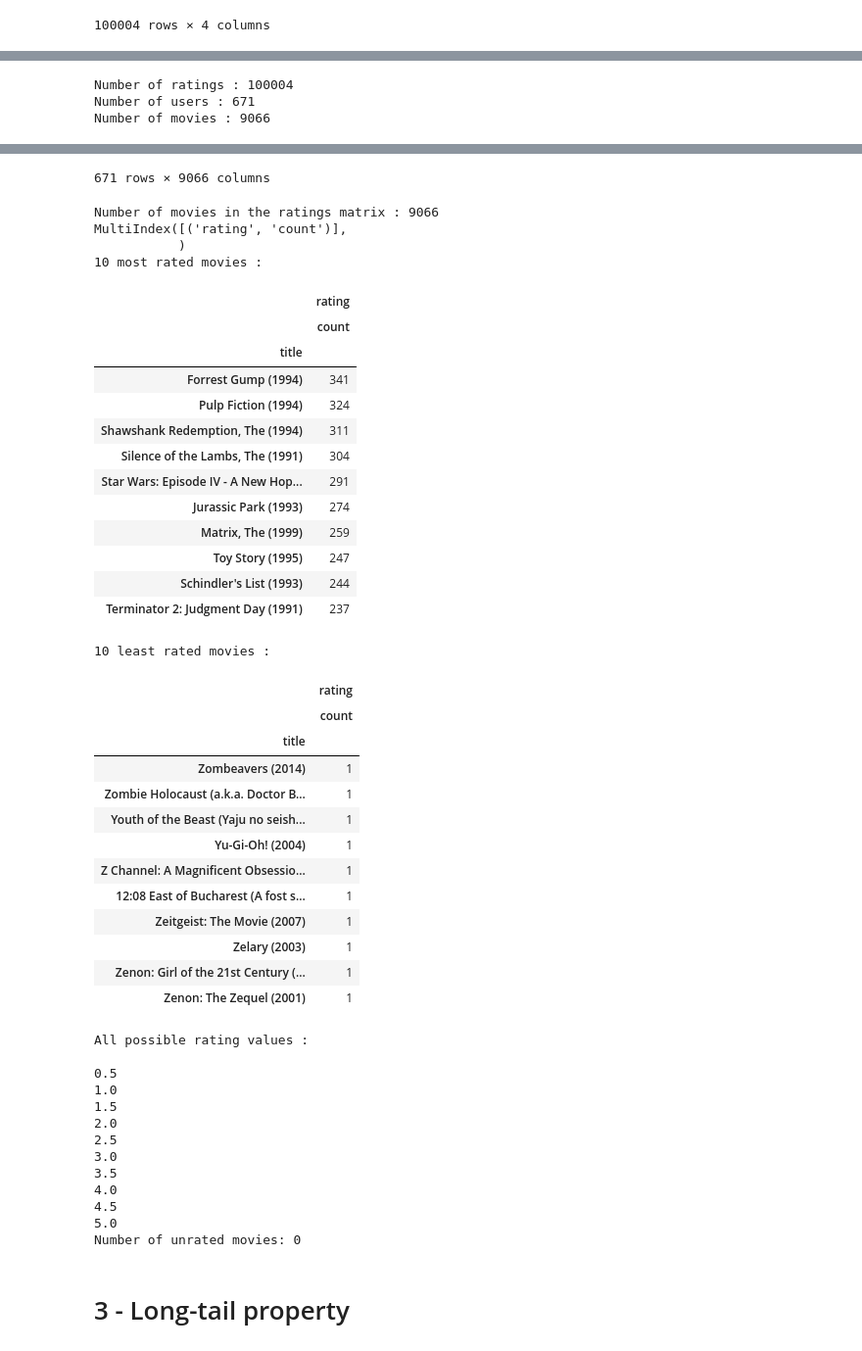
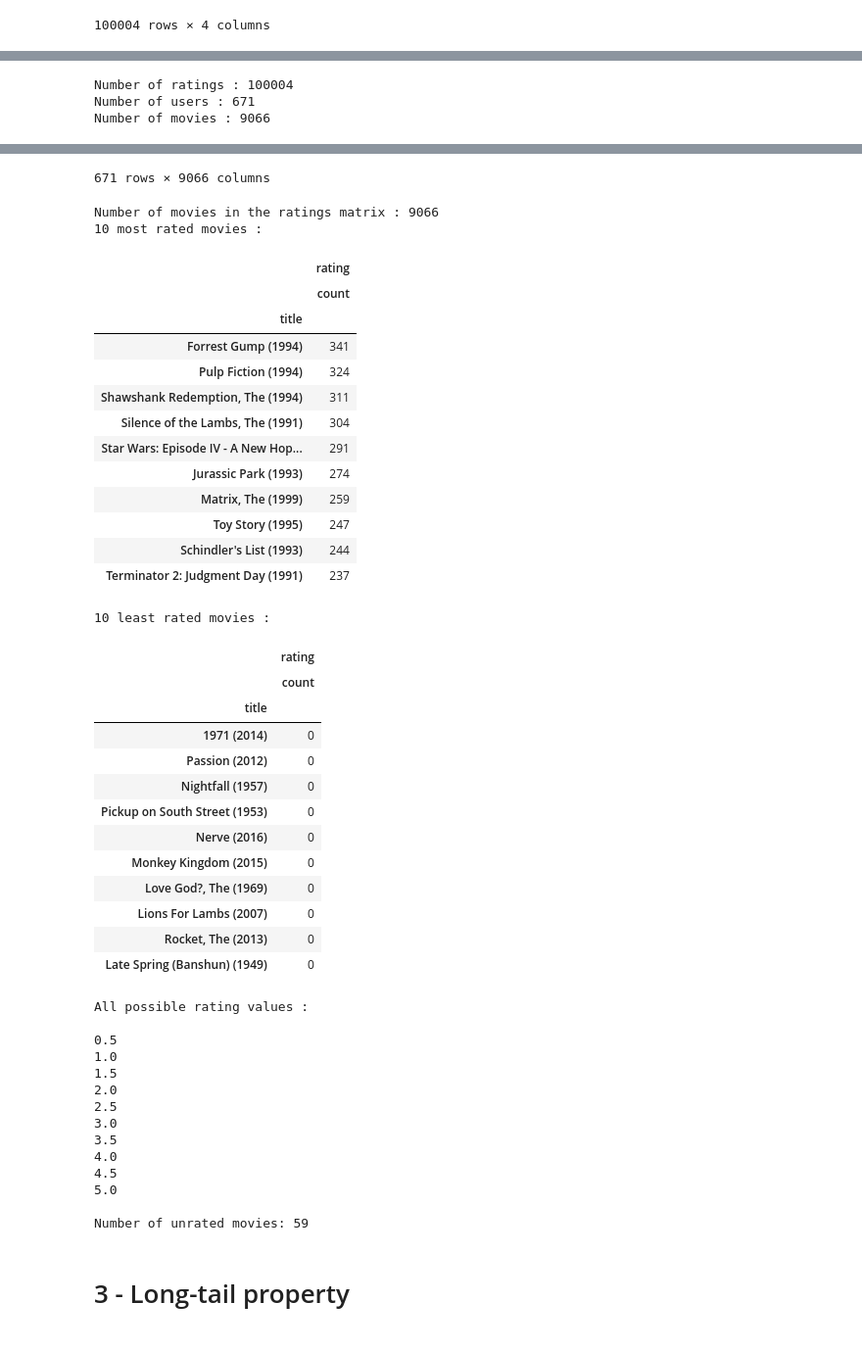
Before and after one commit to imranoski/mlsmm2156-main, a Jupyter notebook: analytics.ipynb, the cells around one changed output, grey strips where cells are left out. Shown: that part at 98% size. Saved outputs shown, nothing was run; the diff lists cells and outputs as text; code cells hidden in the pictures.

```diff
--- a/analytics.ipynb
+++ b/analytics.ipynb
@@ -45,11 +48,8 @@ display(df_items)
 # -- display relevant informations that can be extracted from the dataset
 n_movies = len(df_items)
 print(f"Number of movies: {n_movies}")
-df_items['year'] = df_items['title'].str.extract(r"\((\d{4})\)")
+df_items['year'] = df_items[C.LABEL_COL].str.extract(r"\((\d{4})\)")
 df_items['year'] = pd.to_numeric(df_items['year'], errors='coerce').astype('Int64')
-print(df_items)
-
-df_items['year'].dtype
 print(f"Year range : from {df_items['year'].min()} to {df_items['year'].max()}")
 # %% [output]
 Number of movies: 9125
@@ -91,51 +76,48 @@ display(df_ratings)
 | 100003 | 671 | 6565 | 3.5 | 1074784724 |
 100004 rows × 4 columns
 # %%
-
-df_items['genres'] = df_items['genres'].apply(lambda x: x.split("|"))
-genre_frequency = Counter(g for genres in df_items['genres'] for g in genres)
+df_items[C.GENRES_COL] = df_items[C.GENRES_COL].apply(lambda x: x.split("|"))
+genre_frequency = Counter(g for genres in df_items[C.GENRES_COL] for g in genres)
 
 print(f"There are {len(genre_frequency)} genres.")
 
 display(genre_frequency)
 
+# -- display relevant informations that can be extracted from the dataset
 
-
-# -- display relevant informations that can be extracted from the dataset
 n_ratings = len(df_ratings)
 print(f'Number of ratings : {n_ratings}')
 
-unique_users = len(pd.unique(df_ratings['userId']))
+unique_users = len(pd.unique(df_ratings[C.USER_ID_COL]))
 print(f'Number of users : {unique_users}')
 
-unique_movies = len(pd.unique(df_ratings['movieId']))
+unique_movies = len(pd.unique(df_ratings[C.ITEM_ID_COL]))
 print(f'Number of movies : {unique_movies}')
 
 
-ratings_matrix = df_ratings.pivot(index='userId', columns='movieId', values='rating')
+ratings_matrix = df_ratings.pivot(index=C.USER_ID_COL, columns=C.ITEM_ID_COL, values=C.RATING_COL)
 display(ratings_matrix)
 
 unique_movies_matrix = len(ratings_matrix.columns)
 print(f'Number of movies in the ratings matrix : {unique_movies_matrix}')
 
-joined_df = df_ratings.join(df_items, 'movieId').groupby(['title']).agg({'rating' : ['count'] })
-print(joined_df.columns)
+joined_df = df_ratings.join(df_items, C.ITEM_ID_COL, 'right').groupby([C.LABEL_COL]).agg({C.RATING_COL : ['count'] })
 
 print('10 most rated movies : ')
 print('')
-display(joined_df.sort_values([('rating', 'count')], ascending=False).head(10))
+display(joined_df.sort_values([(C.RATING_COL, 'count')], ascending=False).head(10))
 
 print('10 least rated movies : ')
 print('')
-display(joined_df.sort_values([('rating', 'count')], ascending=True).head(10))
+display(joined_df.sort_values([(C.RATING_COL, 'count')], ascending=True).head(10))
 
 print('All possible rating values : ')
 print('')
-rating_values = np.sort(df_ratings['rating'].unique())
+rating_values = np.sort(df_ratings[C.RATING_COL].unique())
 for i in rating_values :
     print(i)
-
-print(f"Number of unrated movies: {len(joined_df[joined_df[('rating', 'count')] == 0])}")
+print('')
+print(f"Number of unrated movies: {len(joined_df[joined_df[(C.RATING_COL, 'count')] == 0])}")
 # %% [output]
 There are 20 genres.
 Counter({'Drama': 4365,
@@ -167,45 +149,43 @@ Number of movies : 9066
 | 2 | NaN | NaN | NaN | NaN | NaN | NaN | NaN | NaN | NaN | 4.0 | ... | ... |
 | 3 | NaN | NaN | NaN | NaN | NaN | NaN | NaN | NaN | NaN | NaN | ... | ... |
 | 4 | NaN | NaN | NaN | NaN | NaN | NaN | NaN | NaN | NaN | 4.0 | ... | ... |
 | 5 | NaN | NaN | 4.0 | NaN | NaN | NaN | NaN | NaN | NaN | NaN | ... | ... |
 | ... | ... | ... | ... | ... | ... | ... | ... | ... | ... | ... | ... | ... |
 | 667 | NaN | NaN | NaN | NaN | NaN | 4.0 | NaN | NaN | NaN | NaN | ... | ... |
 | 668 | NaN | NaN | NaN | NaN | NaN | NaN | NaN | NaN | NaN | NaN | ... | ... |
 | 669 | NaN | NaN | NaN | NaN | NaN | NaN | NaN | NaN | NaN | NaN | ... | ... |
 | 670 | 4.0 | NaN | NaN | NaN | NaN | NaN | NaN | NaN | NaN | NaN | ... | ... |
 | 671 | 5.0 | NaN | NaN | NaN | NaN | NaN | NaN | NaN | NaN | NaN | ... | ... |
 671 rows × 9066 columns
 Number of movies in the ratings matrix : 9066
-MultiIndex([('rating', 'count')],
-           )
 10 most rated movies :
 |  | rating |
 |  | count |
 | title |  |
 | Forrest Gump (1994) | 341 |
 | Pulp Fiction (1994) | 324 |
 | Shawshank Redemption, The (1994) | 311 |
 | Silence of the Lambs, The (1991) | 304 |
 | Star Wars: Episode IV - A New Hop... | 291 |
 | Jurassic Park (1993) | 274 |
 | Matrix, The (1999) | 259 |
 | Toy Story (1995) | 247 |
 | Schindler's List (1993) | 244 |
 | Terminator 2: Judgment Day (1991) | 237 |
 10 least rated movies :
 |  | rating |
 |  | count |
 | title |  |
-| Zombeavers (2014) | 1 |
-| Zombie Holocaust (a.k.a. Doctor B... | 1 |
-| Youth of the Beast (Yaju no seish... | 1 |
-| Yu-Gi-Oh! (2004) | 1 |
-| Z Channel: A Magnificent Obsessio... | 1 |
-| 12:08 East of Bucharest (A fost s... | 1 |
-| Zeitgeist: The Movie (2007) | 1 |
-| Zelary (2003) | 1 |
-| Zenon: Girl of the 21st Century (... | 1 |
-| Zenon: The Zequel (2001) | 1 |
+| 1971 (2014) | 0 |
+| Passion (2012) | 0 |
+| Nightfall (1957) | 0 |
+| Pickup on South Street (1953) | 0 |
+| Nerve (2016) | 0 |
+| Monkey Kingdom (2015) | 0 |
+| Love God?, The (1969) | 0 |
+| Lions For Lambs (2007) | 0 |
+| Rocket, The (2013) | 0 |
+| Late Spring (Banshun) (1949) | 0 |
 All possible rating values :
 
 0.5
@@ -218,7 +198,8 @@ All possible rating values :
 4.0
 4.5
 5.0
-Number of unrated movies: 0
+
+Number of unrated movies: 59
 # %% [markdown]
 # 3 - Long-tail property
 # %%
```
Also changed, not shown: parts of 3 cells of this notebook, 1 other file.
